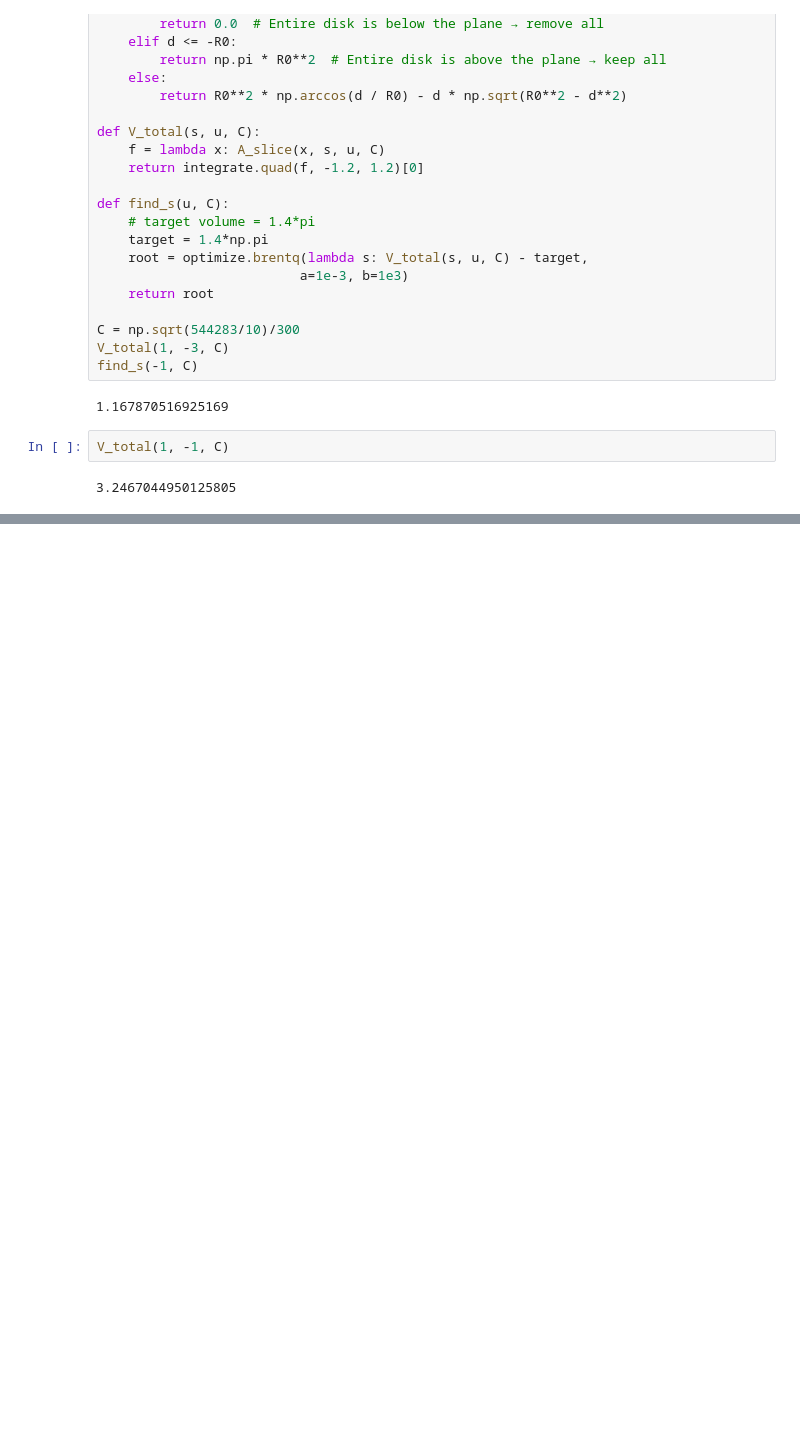
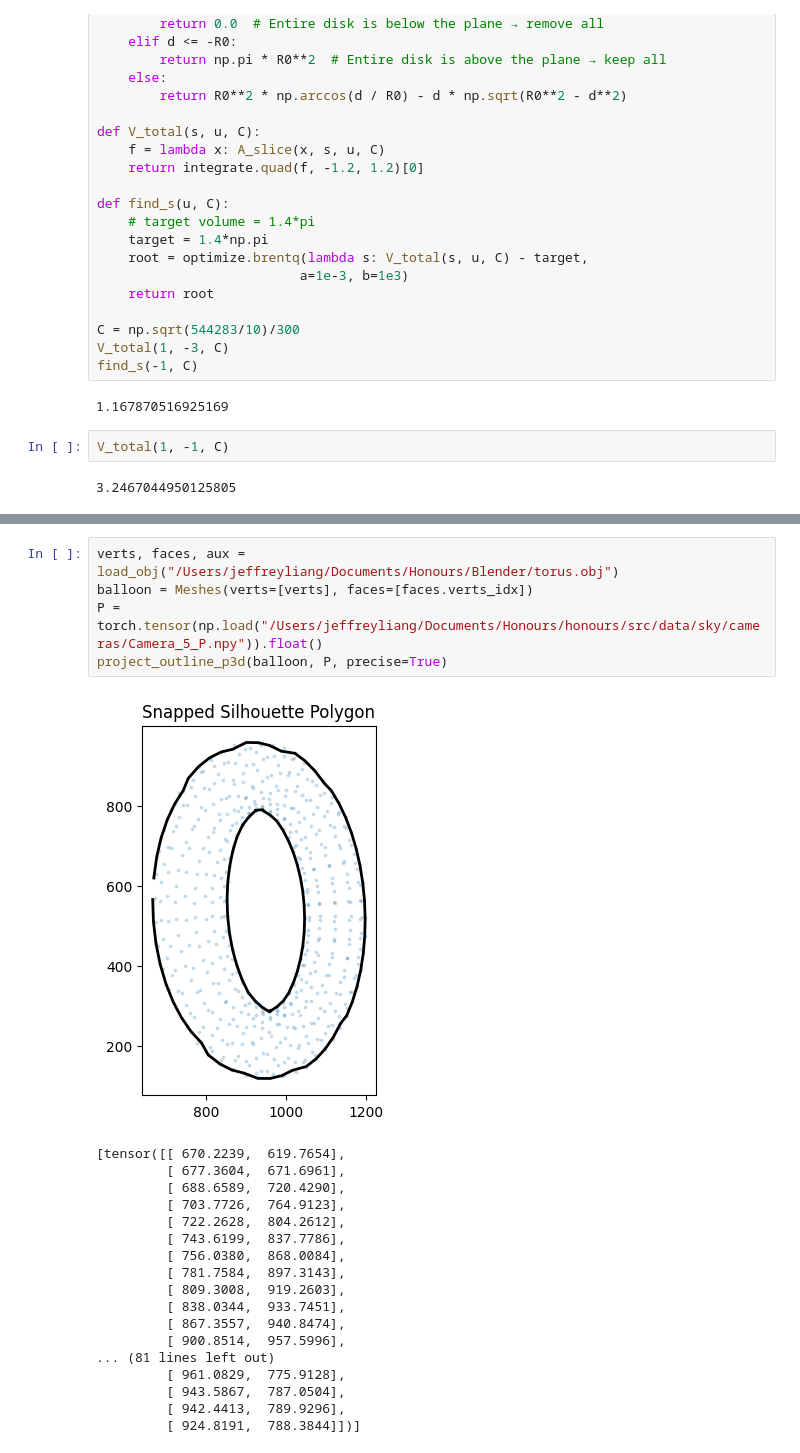
Before and after one commit to jeffreybliang/honours, a Jupyter notebook: src/framework_mesh/oblique.ipynb, the cells around one changed output, grey strips where cells are left out. Saved outputs shown, nothing was run; the diff lists cells and outputs as text; blank space fills up the shorter version.

```diff
--- a/src/framework_mesh/oblique.ipynb
+++ b/src/framework_mesh/oblique.ipynb
@@ -43,0 +681,24 @@ V_total(1, -1, C)
+# %%
+verts, faces, aux = load_obj("/Users/jeffreyliang/Documents/Honours/Blender/torus.obj")
+balloon = Meshes(verts=[verts], faces=[faces.verts_idx])
+P = torch.tensor(np.load("/Users/jeffreyliang/Documents/Honours/honours/src/data/sky/cameras/Camera_5_P.npy")).float()
+project_outline_p3d(balloon, P, precise=True)
+# %% [output]
+[figure, added]
+[tensor([[ 670.2239,  619.7654],
+         [ 677.3604,  671.6961],
+         [ 688.6589,  720.4290],
+         [ 703.7726,  764.9123],
+         [ 722.2628,  804.2612],
+         [ 743.6199,  837.7786],
+         [ 756.0380,  868.0084],
+         [ 781.7584,  897.3143],
+         [ 809.3008,  919.2603],
+         [ 838.0344,  933.7451],
+         [ 867.3557,  940.8474],
+         [ 900.8514,  957.5996],
+... (81 lines left out)
+         [ 961.0829,  775.9128],
+         [ 943.5867,  787.0504],
+         [ 942.4413,  789.9296],
+         [ 924.8191,  788.3844]])]
```
Also changed, not shown: parts of 13 cells of this notebook.
